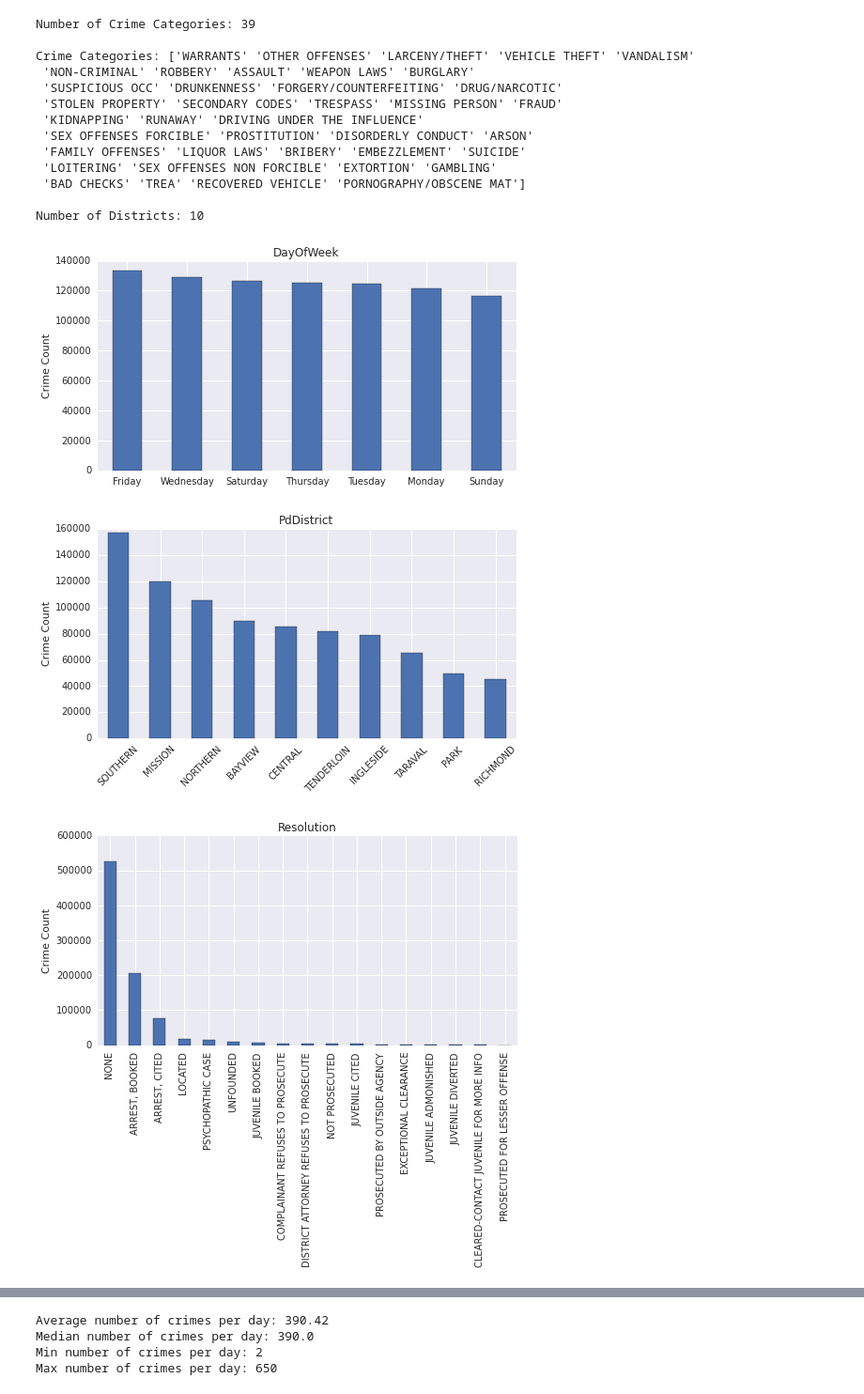
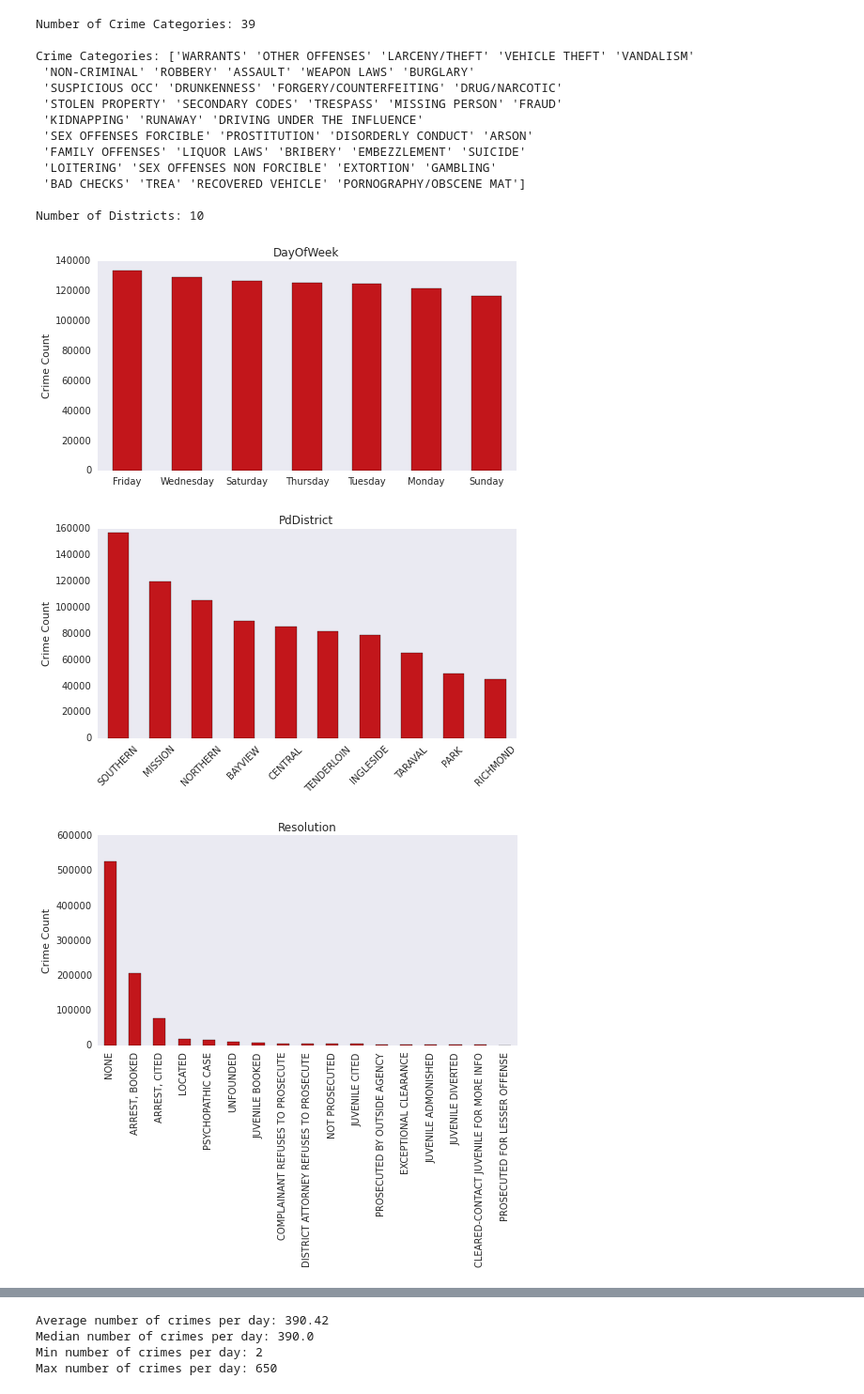
Before and after one commit to carolynamorris/SanFranciscoCrimeClassification, a Jupyter notebook: classification.ipynb, the cells around one changed output, grey strips where cells are left out. Shown at 94% size. Saved outputs shown, nothing was run; the diff lists cells and outputs as text; code cells hidden in the pictures.

Commit message:
Update color palette

```diff
--- a/classification.ipynb
+++ b/classification.ipynb
@@ -19 +20,7 @@ from sklearn.linear_model import LogisticRegression
 pd.set_option("display.max_columns", 30)
+# %%
+# Set color palette
+sns.set_style('dark')
+sns.palplot(sns.color_palette('Reds', 8))
+palette = sns.color_palette('Reds', 8)
+my_cmap = ListedColormap(palette)
@@ -115,34 +126,34 @@ for c in chartCols:
     if c in numericCols:
         df.index = df.index.astype('int')
         df.sort_index(inplace=True)
 
     # Line chart for Year
     k = 'line' if c == 'Year' else 'bar'
 
     # Plot the value counts
-    df.plot(kind=k, figsize=(8,4))
+    df.plot(kind=k, figsize=(8,4), color=palette[6])
     plt.legend().set_visible(False)
 
     # Add a horizontal line at the mean for certain features
     if c in numericCols:
         mean = np.mean(df.Count)
         plt.axhline(mean, color='grey', label='Mean')
         plt.legend(loc=0)
 
     # Format rotation of x-axis labels
     if c in ['DayOfWeek', 'Year', 'Month', 'Hour']:
         r = 0
     elif c == 'Resolution':
         r = 90
     else:
         r = 45
 
     plt.xticks(rotation=r)
     plt.xlabel('')
     plt.ylabel('Crime Count')
     plt.title(c)
     plt.show()
 # %% [output]
-[figure, old version]
+[figure, new version]
-[figure, old version]
+[figure, new version]
-[figure, old version]
+[figure, new version]
```
Also changed, not shown: parts of 10 cells of this notebook.
